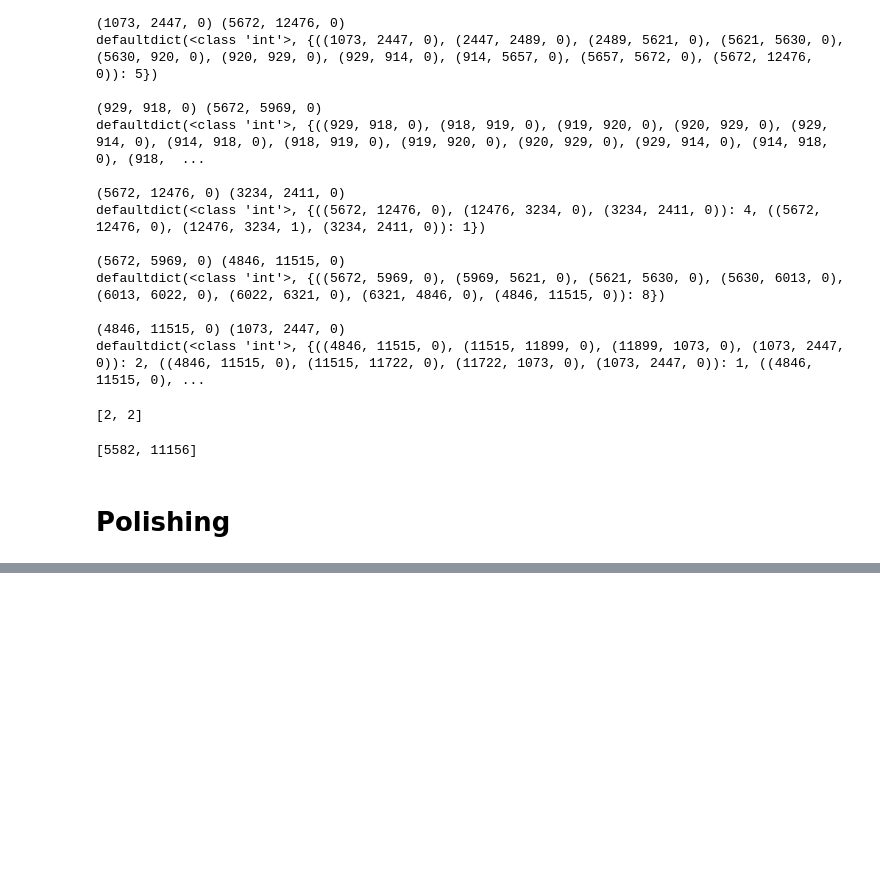
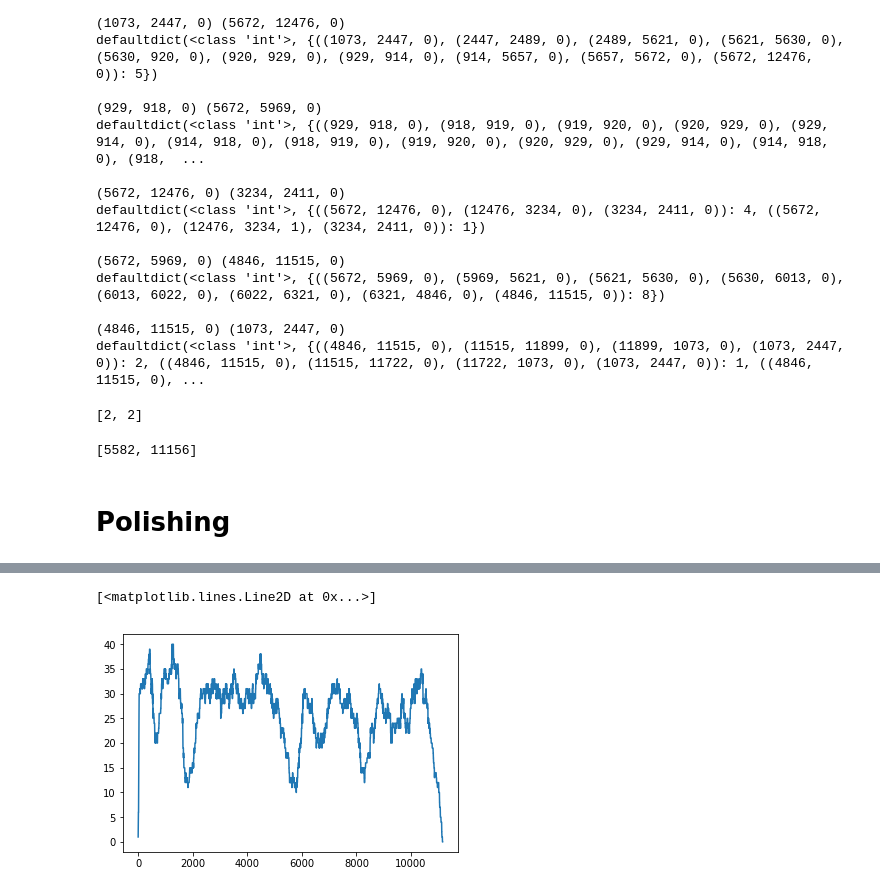
Before and after one commit to seryrzu/centroFlye, a Jupyter notebook: scripts/jupyters/summary6.ipynb, the cells around one changed output, grey strips where cells are left out. Cells and saved outputs as stored; diff of their text form; code cells hidden in the pictures; blank space fills up the shorter version.

```diff
--- a/scripts/jupyters/summary6.ipynb
+++ b/scripts/jupyters/summary6.ipynb
@@ -432,0 +499,2 @@ defaultdict(<class 'int'>, {((4846, 11515, 0), (11515, 11899, 0), (11899, 1073,
+# %%
+mappings = db.map_reads(ec_monostrings, verbose=False)
@@ -432,0 +521,2 @@ defaultdict(<class 'int'>, {((4846, 11515, 0), (11515, 11899, 0), (11899, 1073,
+# %%
+scaffolds = scaffolding(db, mappings)
@@ -432,0 +527,4 @@ defaultdict(<class 'int'>, {((4846, 11515, 0), (11515, 11899, 0), (11899, 1073,
+# %%
+r2s = read2scaffolds(db, scaffolds[1], mappings, ec_monostrings)
+# %%
+scaf_read_coverage = cover_scaffolds_w_reads(r2s, mappings, scaffolds[0], ec_monostrings, k=db.k)
@@ -433,3 +551,8 @@ defaultdict(<class 'int'>, {((4846, 11515, 0), (11515, 11899, 0), (11899, 1073,
+# %%
+plt.plot([len(x) for x in scaf_read_coverage[1]])
+# %% [output]
+[<matplotlib.lines.Line2D at 0x...>]
+[figure, added]
 # %%
 def partition_pseudounits(monostring):
     pseudounits = []
```
Also changed, not shown: parts of 18 cells of this notebook, 3 other files.
